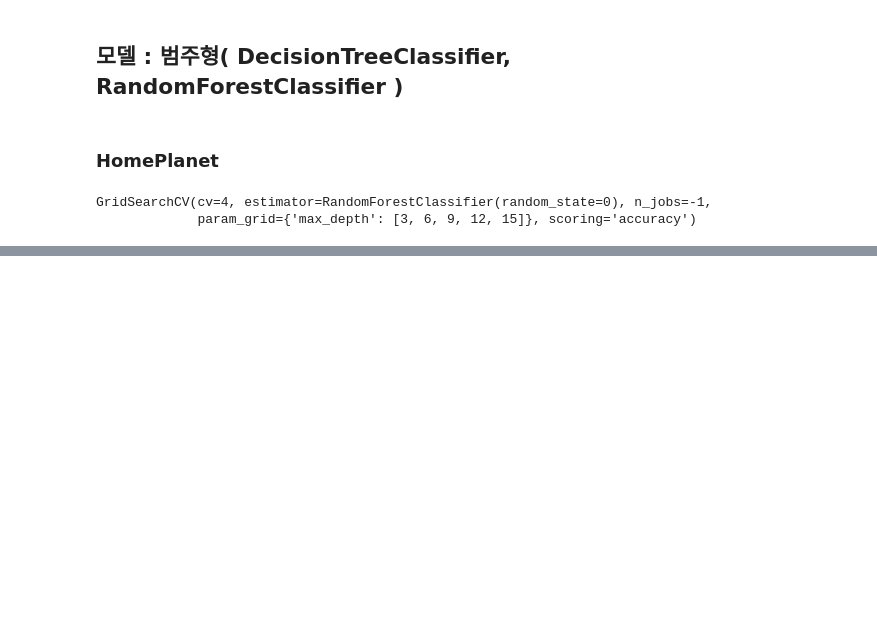
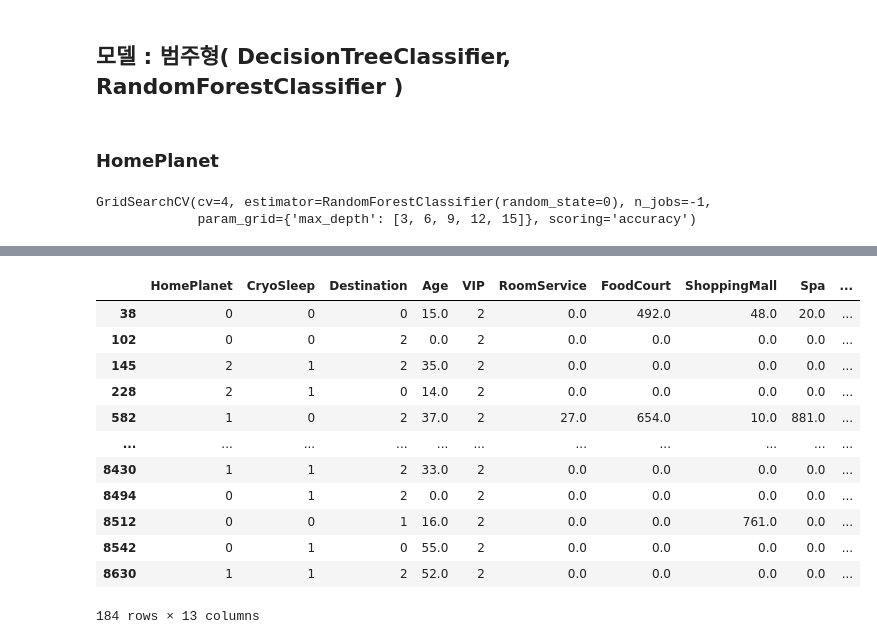
Before and after one commit to SHINDongHyeo/Kaggle, a Jupyter notebook: spaceship-titanic/second_try.ipynb, the cells around one changed output, grey strips where cells are left out. Saved outputs shown, nothing was run; the diff lists cells and outputs as text; code cells hidden in the pictures; blank space fills up the shorter version.

```diff
--- a/spaceship-titanic/second_try.ipynb
+++ b/spaceship-titanic/second_try.ipynb
@@ -442,0 +603,20 @@ gs_tree.best_score_, gs_tree.best_params_
+# %%
+a = VIP_Nan.dropna()
+a = a[a["HomePlanet"]!=3]
+a = a[a["Destination"]!=3]
+a = a[a["CryoSleep"]!=2]
+a
+# %% [output]
+|  | HomePlanet | CryoSleep | Destination | Age | VIP | RoomService | FoodCourt | ShoppingMall | Spa | ... |
+| 38 | 0 | 0 | 0 | 15.0 | 2 | 0.0 | 492.0 | 48.0 | 20.0 | ... |
+| 102 | 0 | 0 | 2 | 0.0 | 2 | 0.0 | 0.0 | 0.0 | 0.0 | ... |
+| 145 | 2 | 1 | 2 | 35.0 | 2 | 0.0 | 0.0 | 0.0 | 0.0 | ... |
+| 228 | 2 | 1 | 0 | 14.0 | 2 | 0.0 | 0.0 | 0.0 | 0.0 | ... |
+| 582 | 1 | 0 | 2 | 37.0 | 2 | 27.0 | 654.0 | 10.0 | 881.0 | ... |
+| ... | ... | ... | ... | ... | ... | ... | ... | ... | ... | ... |
+| 8430 | 1 | 1 | 2 | 33.0 | 2 | 0.0 | 0.0 | 0.0 | 0.0 | ... |
+| 8494 | 0 | 1 | 2 | 0.0 | 2 | 0.0 | 0.0 | 0.0 | 0.0 | ... |
+| 8512 | 0 | 0 | 1 | 16.0 | 2 | 0.0 | 0.0 | 761.0 | 0.0 | ... |
+| 8542 | 0 | 1 | 0 | 55.0 | 2 | 0.0 | 0.0 | 0.0 | 0.0 | ... |
+| 8630 | 1 | 1 | 2 | 52.0 | 2 | 0.0 | 0.0 | 0.0 | 0.0 | ... |
+184 rows × 13 columns
```
Also changed, not shown: parts of 114 cells of this notebook, 2 other files.
